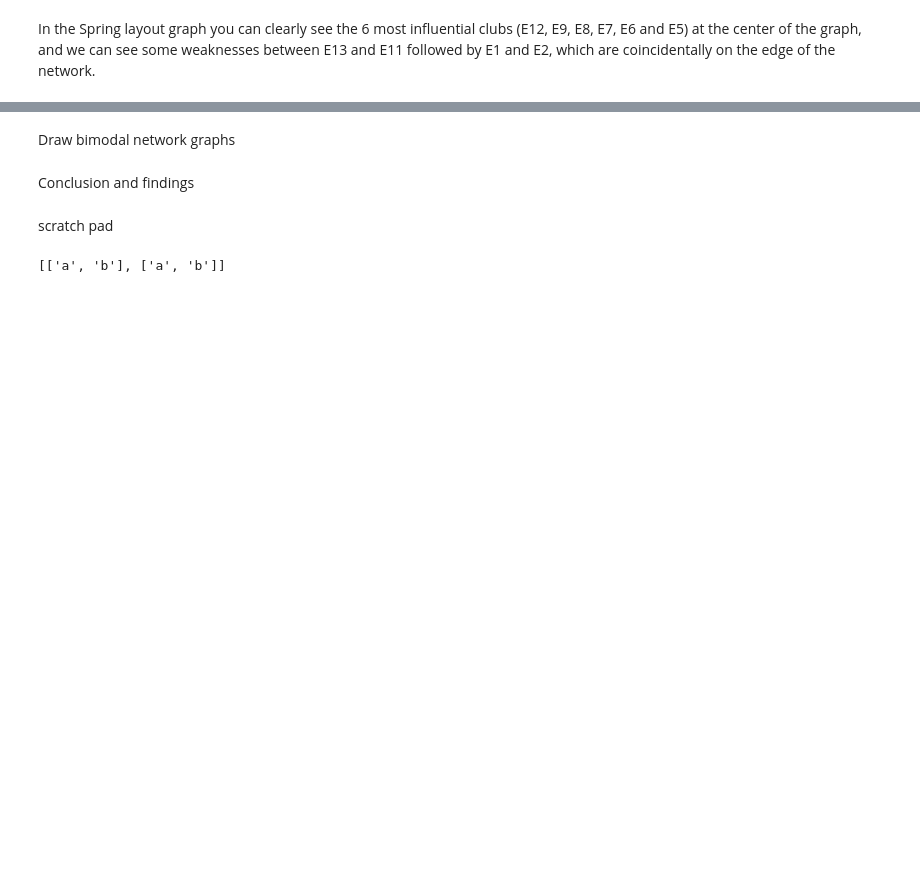
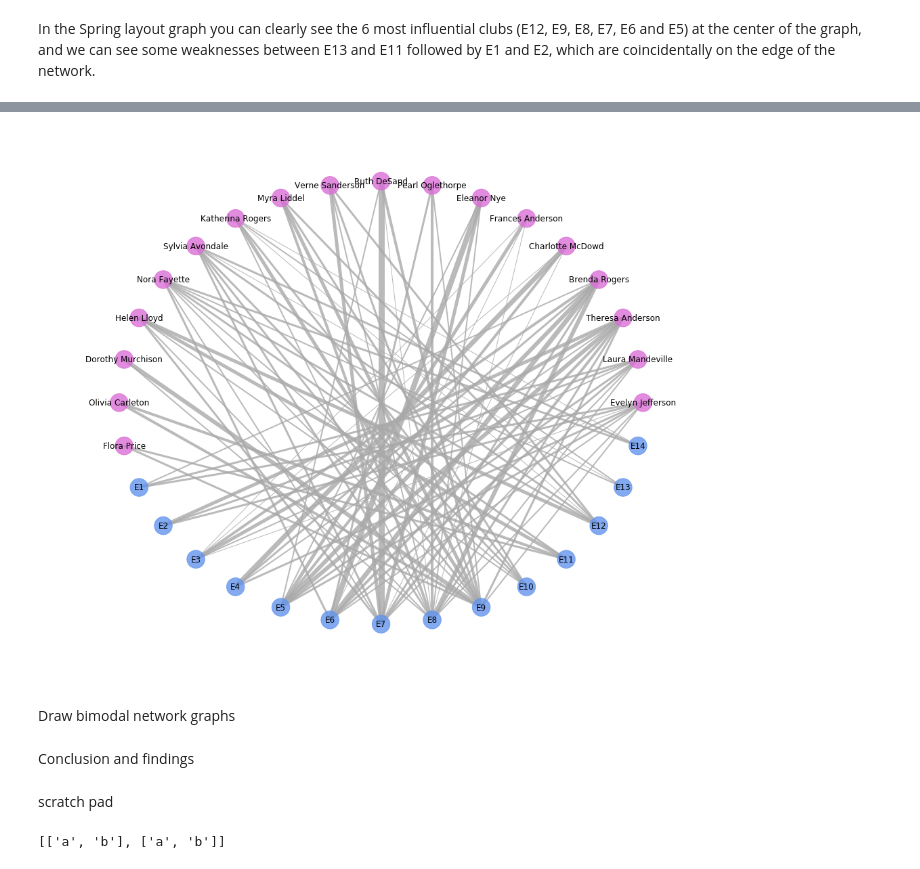
Before and after one commit to sbiguzzi/data620, a Jupyter notebook: Assignments/Data620_Assignment3.ipynb, the cells around one changed output, grey strips where cells are left out. Drawn from its saved outputs; the diff is of its cells as text; code cells hidden in the pictures; blank space fills up the shorter version.

```diff
--- a/Assignments/Data620_Assignment3.ipynb
+++ b/Assignments/Data620_Assignment3.ipynb
@@ -383,3 +408,8 @@ coincidentally on the edge of the network.
+# %%
+nx.draw_circular(G, with_labels=True, node_size=701, node_color=colors, font_size=12, font_family="calibri",
+                 width=weights, edge_color="darkgray", alpha=0.8)
+# %% [output]
+[figure, added]
 # %%
 # add additional commentaries on women proj. graph and weighted projected graph.
 # %%
```
Also changed, not shown: parts of 15 cells of this notebook.
